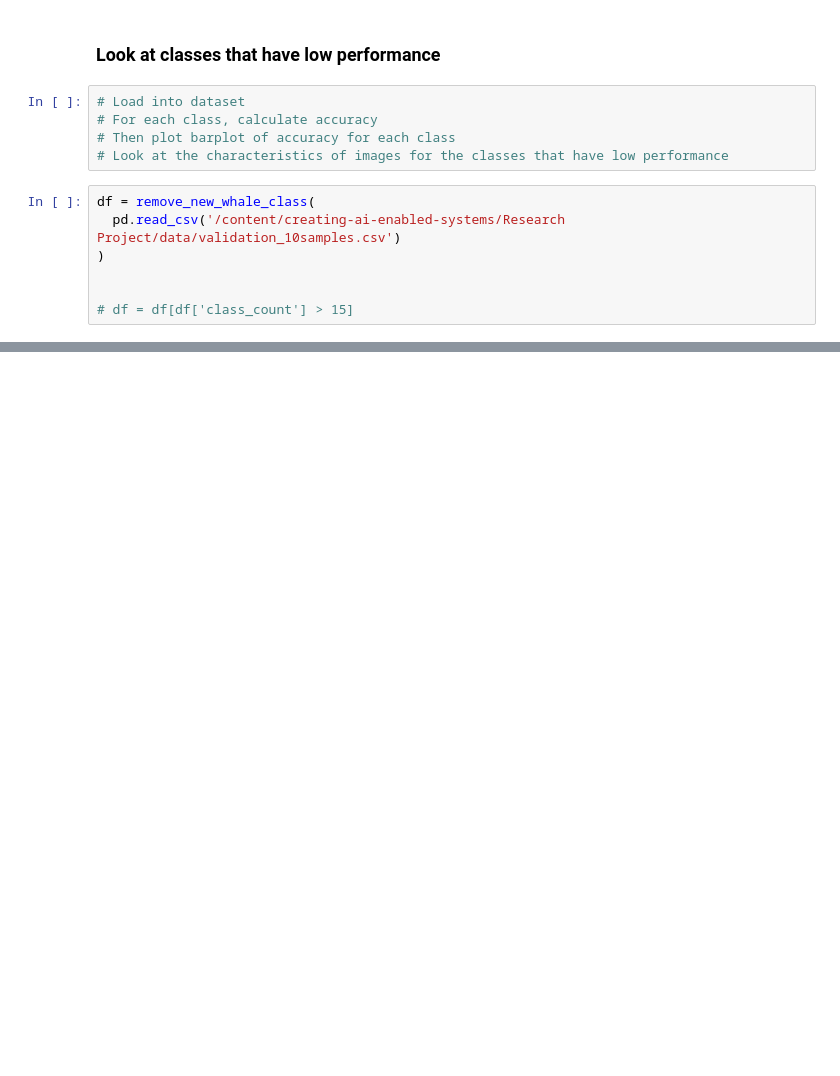
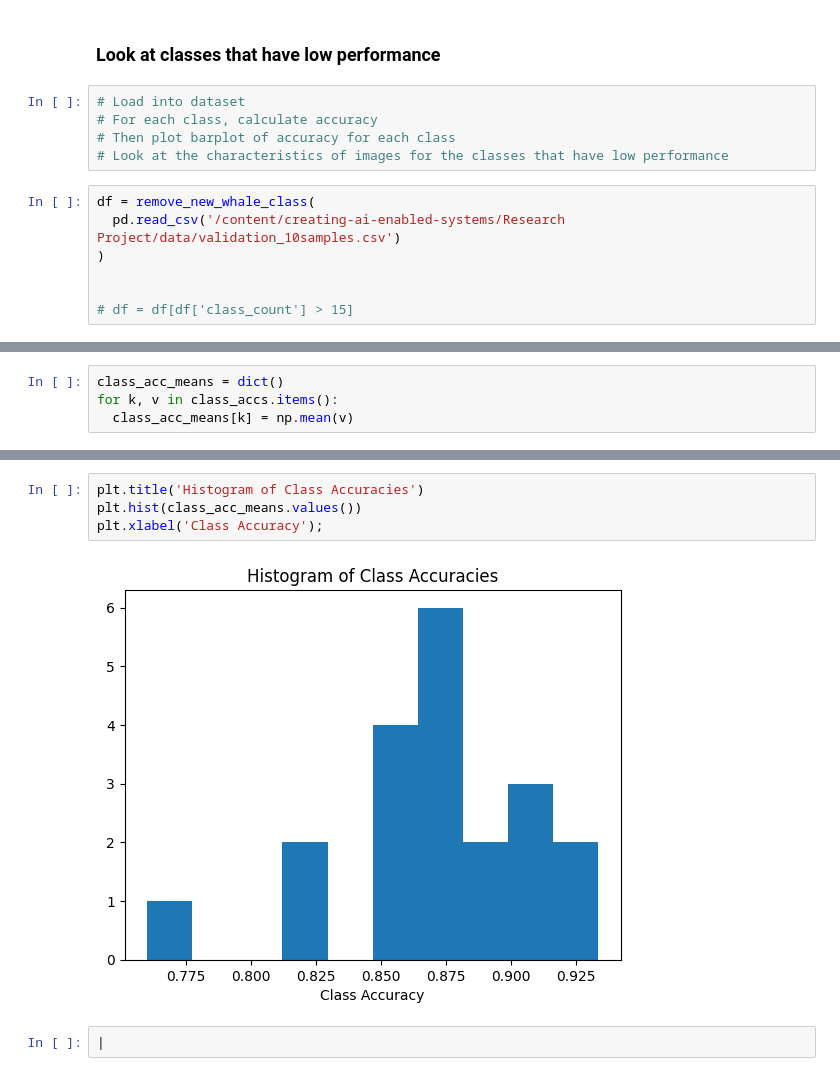
Before and after one commit to jwells52/creating-ai-enabled-systems, a Jupyter notebook: Research Project/notebooks/fsl_experiment3.ipynb, the cells around one changed output, grey strips where cells are left out. Drawn from its saved outputs; the diff is of its cells as text; blank space fills up the shorter version.

```diff
--- a/Research Project/notebooks/fsl_experiment3.ipynb
+++ b/Research Project/notebooks/fsl_experiment3.ipynb
@@ -279,3 +167,7 @@ Whale Id: w_fdd3687 | num_correct=0 | len_query=5
+# %%
+class_acc_means = dict()
+for k, v in class_accs.items():
+  class_acc_means[k] = np.mean(v)
 # %%
 plt.title('Histogram of Class Accuracies')
 plt.hist(class_accs.values())
@@ -284,0 +177,8 @@ plt.xlabel('Class Accuracy');
+# %%
+plt.title('Histogram of Class Accuracies')
+plt.hist(class_acc_means.values())
+plt.xlabel('Class Accuracy');
+# %% [output]
+[figure, added]
+# %%
+|
```
Also changed, not shown: parts of 18 cells of this notebook.
